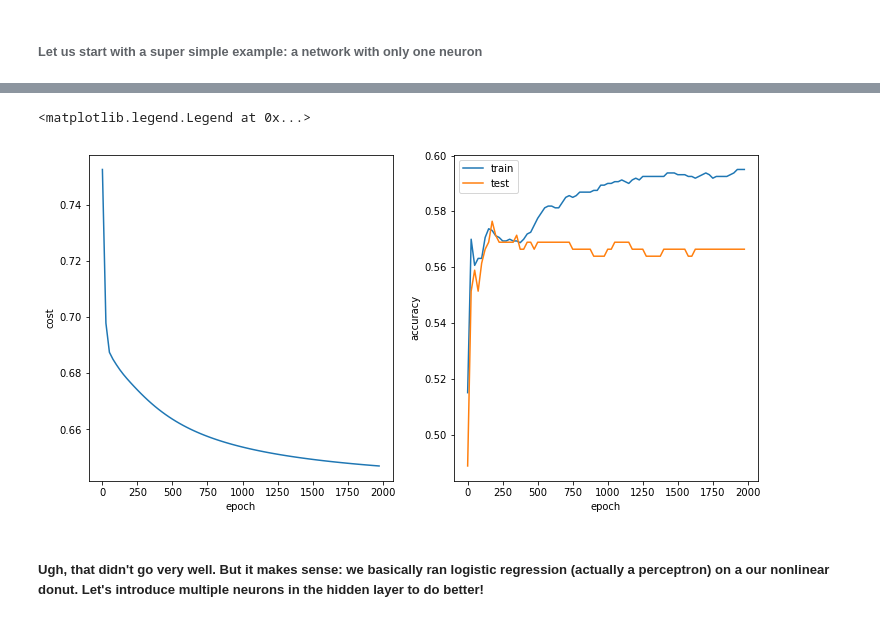
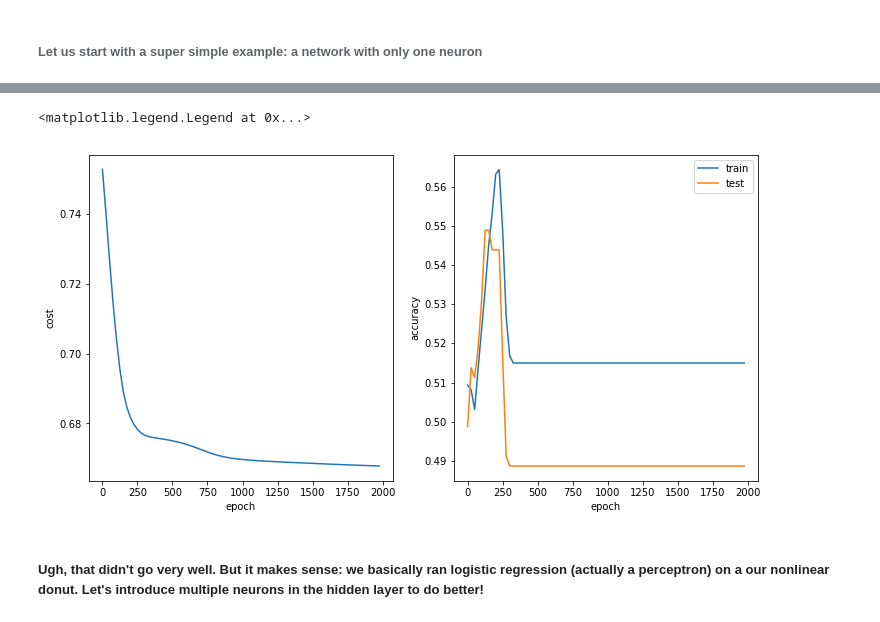
Before and after one commit to adrian-soto/tensorflow-crash, a Jupyter notebook: neural_net_exercise.ipynb, the cells around one changed output, grey strips where cells are left out. Cells and saved outputs as stored; diff of their text form; code cells hidden in the pictures.

```diff
--- a/neural_net_exercise.ipynb
+++ b/neural_net_exercise.ipynb
@@ -202,21 +202,17 @@ y = tf.placeholder("float", [None, n_classes])
 # Layers weights and biases are initialized with normally
 # distributed random values.
 weights = {
-    'h': tf.Variable(tf.random_normal([n_input,1])),
-    'out': tf.Variable(tf.random_normal([1, n_classes]))
+    'h': tf.Variable(tf.random_normal([n_input, n_classes]))
 }
 biases = {
-    'b': tf.Variable(tf.random_normal([1])),
-    'out': tf.Variable(tf.random_normal([n_classes]))
+    'b': tf.Variable(tf.random_normal([n_classes]))
 }
 #
 # Network topology
 def perceptron(x, weights, biases):
     # Single hidden neuron with sigmoid activation
     neuron = tf.add(tf.matmul(x, weights['h']), biases['b'])
-    neuron = tf.nn.sigmoid(neuron)
-    # Output layer with linear activation
-    out_layer = tf.matmul(neuron, weights['out']) + biases['out']
+    out_layer = tf.nn.sigmoid(neuron)
     return out_layer
 
 
@@ -346,5 +342,5 @@ Test accuracy : 0.566416
 <matplotlib.legend.Legend at 0x...>
-[figure, old version]
+[figure, new version]
 # %% [markdown]
 ##### Ugh, that didn't go very well. But it makes sense: we basically ran logistic regression (actually a perceptron) on a our nonlinear donut. Let's introduce multiple neurons in the hidden layer to do better!
 # %%
```
Also changed, not shown: parts of 1 cell of this notebook, 1 other file.
